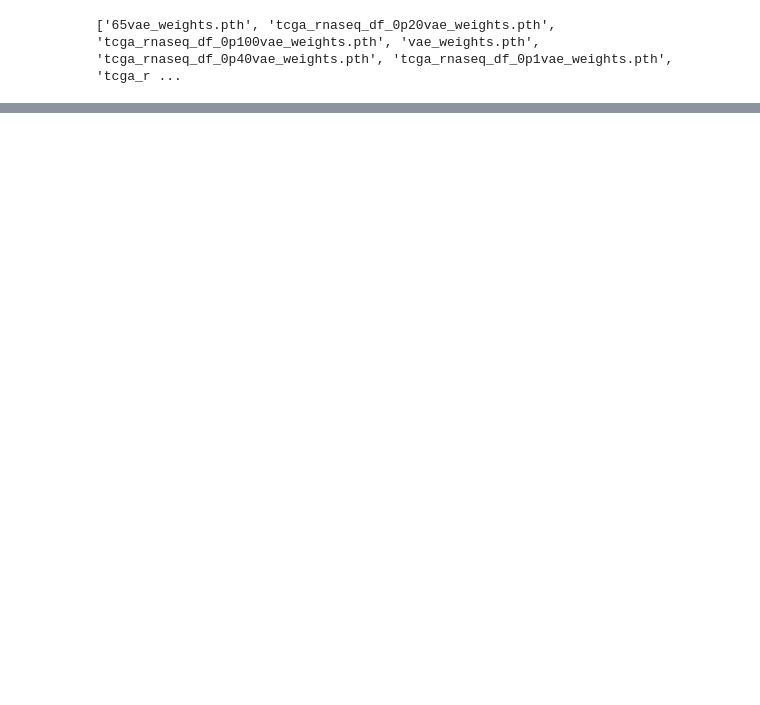
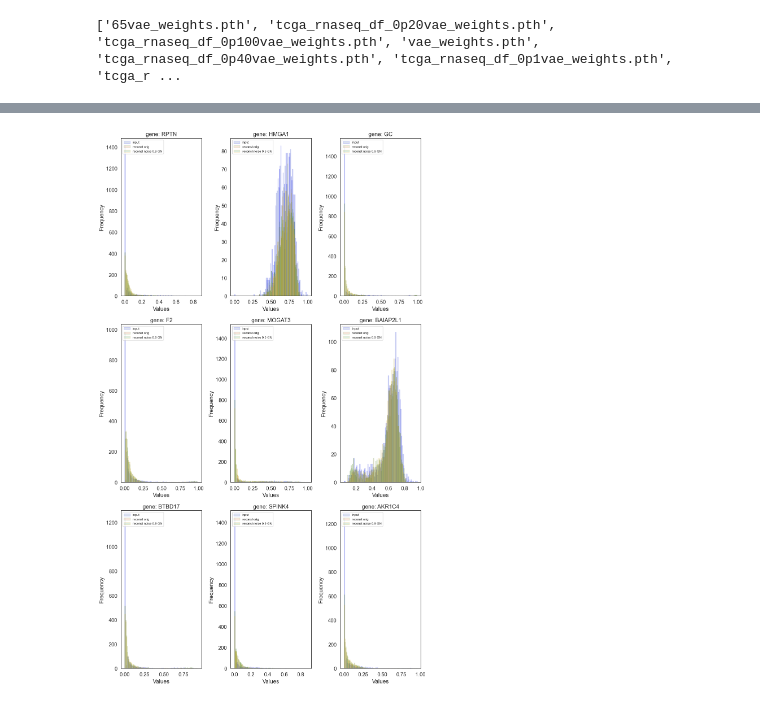
Before and after one commit to aschoudry/VAE_prject, a Jupyter notebook: notebooks/Reconstruction_losses.ipynb, the cells around one changed output, grey strips where cells are left out. Drawn from its saved outputs; the diff is of its cells as text; code cells hidden in the pictures; blank space fills up the shorter version.

```diff
--- a/notebooks/Reconstruction_losses.ipynb
+++ b/notebooks/Reconstruction_losses.ipynb
@@ -1542,0 +1583,36 @@ plot_histograms_worst_genes(rnaseq_df, model)
+# %%
+# plot histograms for the genes which have best recontructions
+def noise_recon_hist_best_genes(df, model, df_noise):
+    # Define the number of rows and columns in the subplot grid
+    num_rows = 3
+    num_cols = 3
+
+    df_reconstruct = VAE_reconstruct_df(df, model)
+    df_reconstruct_noisy = VAE_reconstruct_df(df_noise, model)
+    gene_summary_sort = gene_summary(df, df_reconstruct)
+    best_500_genes = list(gene_summary_sort.index[:500])
+    # Create a figure
+    fig, axes = plt.subplots(num_rows, num_cols, figsize=(12, 20))
+
+    # Plot the histograms
+    for i, ax in enumerate(axes.flatten()):
+        ax.hist(df[best_500_genes[60+i]], bins=100, alpha=0.2, edgecolor='blue', linewidth=1)
+        ax.hist(df_reconstruct[best_500_genes[60+i]], bins=100, alpha=0.2, edgecolor='green', linewidth=1)
+        ax.hist(df_reconstruct_noisy[best_500_genes[60+i]], bins=100, alpha=0.2, edgecolor='orange', linewidth=1)
+        ax.set_title(f"gene: {str(best_500_genes[60+i])}")
+        ax.set_xlabel("Values")
+        ax.set_ylabel("Frequency")
+        ax.legend(["input", "reconst orig", "reconst noise 0.9 GN"], fontsize="8", loc ="upper left")
+
+
+    # Adjust the layout to prevent overlapping
+    plt.tight_layout()
+
+    # Show the plot
+    plt.show()
+# %%
+df_noise = noisy_datasets['tcga_rnaseq_df_0p90']
+# %%
+noise_recon_hist_best_genes(rnaseq_df, model,df_noise)
+# %% [output]
+[figure, added]
```
Also changed, not shown: parts of 24 cells of this notebook.
